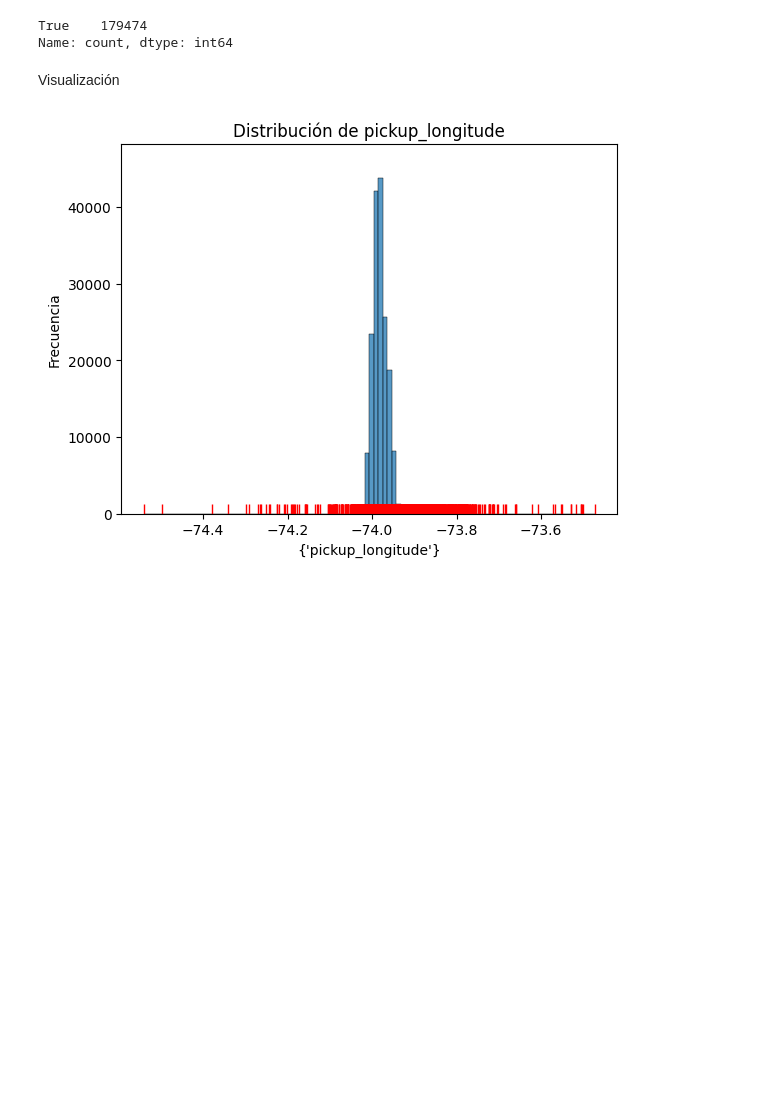
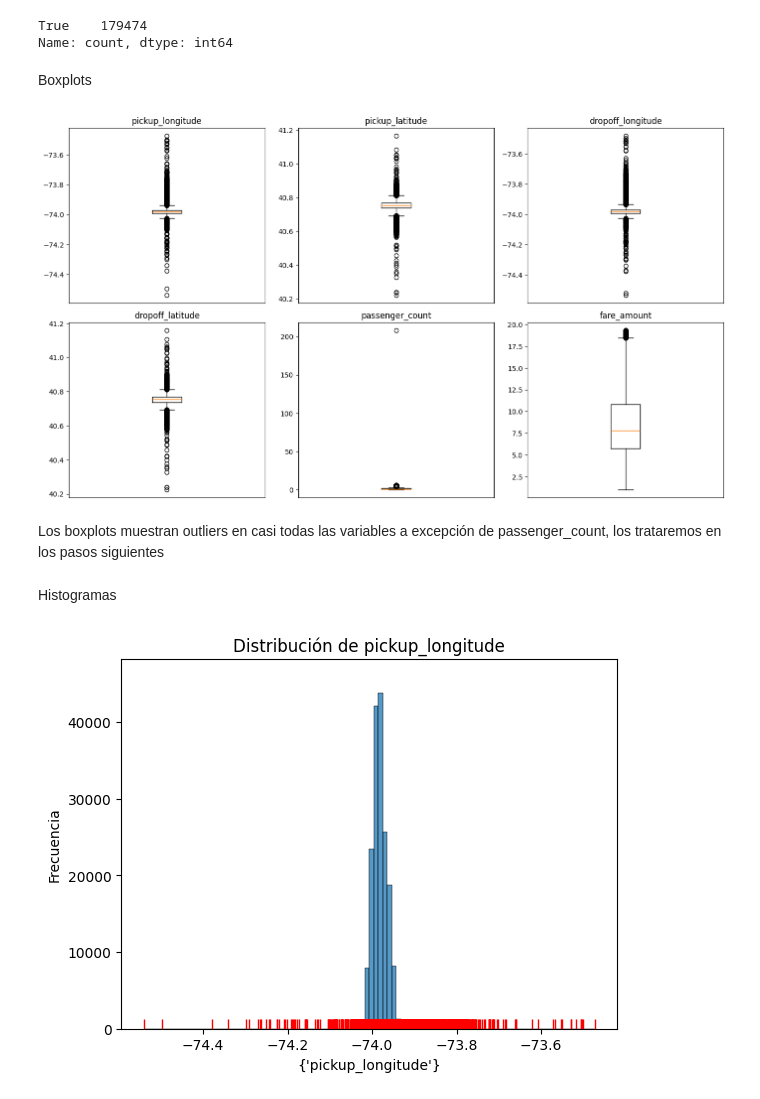
Before and after one commit to ZahirJacob/AA1-TUIA-2026C1-Dimenna-Jacob-Taborda, a Jupyter notebook: TP_regresion_AA1.ipynb, the cells around one changed output. Saved outputs shown, nothing was run; the diff lists cells and outputs as text; code cells hidden in the pictures; blank space fills up the shorter version.

Commit message:
agrego boxplot

```diff
--- a/TP_regresion_AA1.ipynb
+++ b/TP_regresion_AA1.ipynb
@@ -139,6 +139,24 @@ Observamos que lo único en lo que difieren los datos de la columna "pickup_date
 # %% [output]
 True    179474
 Name: count, dtype: int64
-# %% [markdown]
-Visualización
+# %% [markdown]
+Boxplots
+# %%
+columnas = ['pickup_longitude', 'pickup_latitude', 'dropoff_longitude', 'dropoff_latitude', 'passenger_count', 'fare_amount']
+
+plt.figure(figsize=(14, 8))
+for i, col in enumerate(columnas):
+    plt.subplot(2, 3, i+1)
+    plt.boxplot(df[col])
+    plt.title(col)
+    plt.xticks([])
+plt.tight_layout()
+plt.show()
+# %% [output]
+[figure, added]
+# %% [markdown]
+
+Los boxplots muestran outliers en casi todas las variables a excepción de passenger_count, los trataremos en los pasos siguientes
+# %% [markdown]
+Histogramas
 # %%
```
Also changed, not shown: parts of 1 cell of this notebook.
